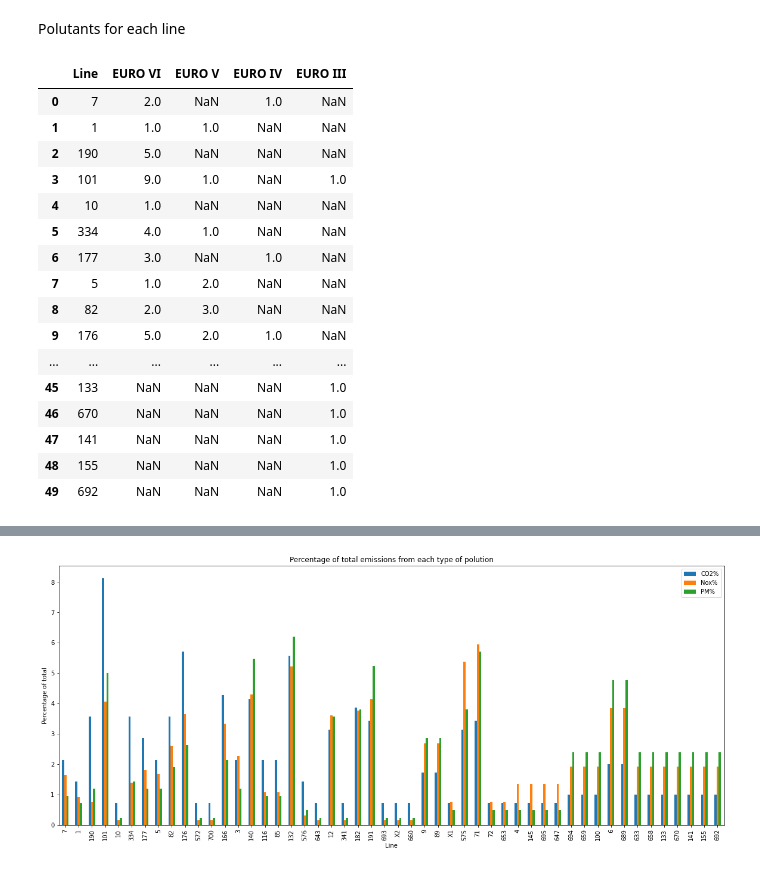
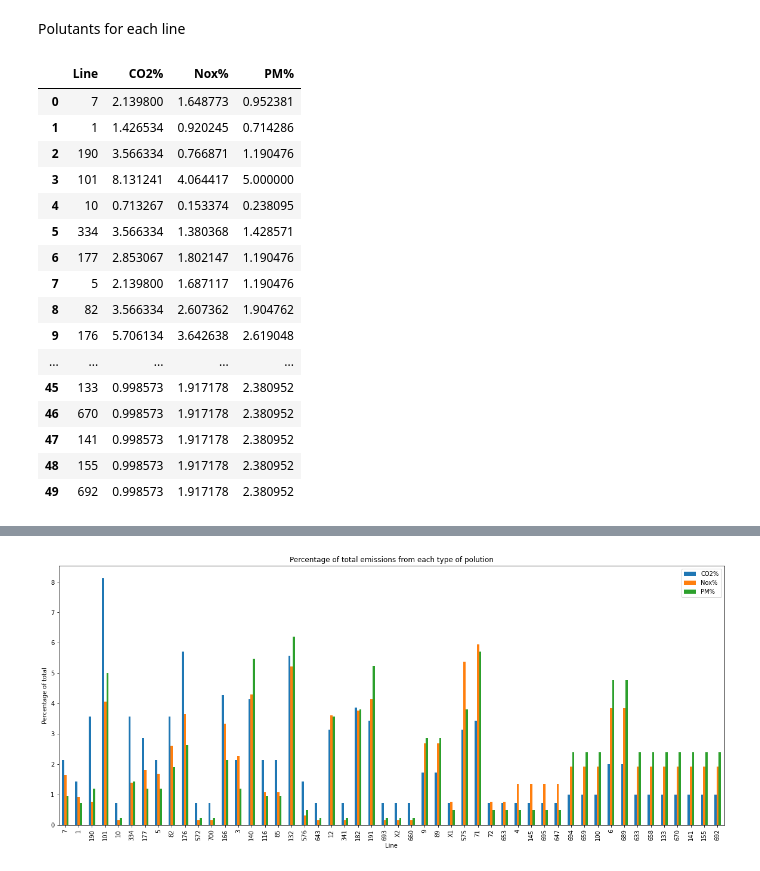
Before and after one commit to JackSandford/ECK, a Jupyter notebook: Self_data_project.ipynb, the cells around one changed output, grey strips where cells are left out. Saved outputs shown, nothing was run; the diff lists cells and outputs as text; code cells hidden in the pictures.

```diff
--- a/Self_data_project.ipynb
+++ b/Self_data_project.ipynb
@@ -112,25 +87,32 @@ Showing how many EURO III buses on each route there are
 # %%
 from matplotlib.pyplot import figure
-def hist(df, column):
+def hist(df, column, returned):
+  # Created a dictionary of how many EURO x buses are on each line
   histdict = {}
   for number in df[column]:
     if histdict.get(number,0) == 0:
       histdict[number] = 1
     elif histdict.get(number,0) > 0:
       histdict[number] = histdict.get(number,0) + 1
-  hist = pd.DataFrame(histdict.items(), columns=['Line', 'EURO -'])
-  return hist
+  # Turns the dictionary into a data frame
+  hist = pd.DataFrame(histdict.items(), columns=['Line', 'Number of euro x buses'])
+  if returned == 'table':
+    return hist
+  elif returned == 'dictionary':
+    return histdict
 
-hist_table = hist(euro3_buses, 'LineRef')
+hist_table = hist(euro3_buses, 'LineRef', 'table')
 
 def show_hist(df,column):
+  # Plots the count data as a bar graph. A histogram chart was available but it caused errors.
   figure(figsize=(20, 8), dpi=80)
   plt.bar(df['Line'], df[column])
-  plt.xticks(rotation = 45)
+  plt.xticks(rotation = 0)
   plt.xlabel('Line Number')
   plt.ylabel('Number of buses')
+  plt.title('Number of EURO 3 buses on each line')
 
   plt.show()
 
-show_hist(hist_table, 'EURO -')
+show_hist(hist_table, 'Number of euro x buses')
 # %% [output]
@@ -196,70 +217,61 @@ showbar()
 # %% [markdown]
 Polutants for each line
 # %%
-def centre_lines(df):
-  linesinarea = []
-  df['VehicleLocation.Longitude'] = df['VehicleLocation.Longitude'].astype(float)
-  df['VehicleLocation.Latitude'] = df['VehicleLocation.Latitude'].astype(float)
-  filteredlon = df[(df['VehicleLocation.Longitude'] > 0.603210) & (df['VehicleLocation.Longitude'] < 0.617510)]
-  filtered_area = filteredlon[(filteredlon['VehicleLocation.Latitude'] > 51.361462) & (filteredlon['VehicleLocation.Latitude'] < 51.364935)]
-  for line in filtered_area['LineRef']:
-    linesinarea.append(line)
-  return linesinarea
-
-#centre_lines(mvj)
-display(bartable)
-
+# The grams of each pollutant emitted per KWhr
 emissions_data = [
     {"Standard":"EURO III", "CO2":2.1, "Nox":5, "PM":0.1 },
     {"Standard":"EURO IV","CO2":1.5,"Nox":3.5,"PM":0.02 },
     {"Standard":"EURO V","CO2":1.5,"Nox":2,"PM":0.02},
     {"Standard":"EURO VI","CO2":1.5,"Nox":0.4,"PM":0.01}
 ]
 def line_emissions_table():
+  # An old diesel bus does about 5 miles to the galon or 2.126 per litre
+  # One litre of diesel fuel has 10.8 KWh of energy
+  # Total energy per kilometer is 5.08 KWh/km
+  # The average bus does about 13.2 km/h including stops and the time is taken every 5 minutes
   per5min = 5.08 * 13.2 * 0.0833333333
   line_emissions = bartable.fillna(0)
-  #line_emissions['Line'] = bartable['Line']
+  # Calculates the total emissions of each polutant in a 5 minute frame
   line_emissions['CO2'] = per5min * ((line_emissions['EURO VI'].astype(float) * emissions_data[3]['CO2']) + (line_emissions['EURO V'].astype(float) * emissions_data[2]['CO2']) + (line_emissions['EURO IV'].astype(float) * emissions_data[1]['CO2']) + (line_emissions['EURO III'].astype(float) * emissions_data[0]['CO2']))
   line_emissions['Nox'] = per5min * ((line_emissions['EURO VI'].astype(float) * emissions_data[3]['Nox']) + (line_emissions['EURO V'].astype(float) * emissions_data[2]['Nox']) + (line_emissions['EURO IV'].astype(float) * emissions_data[1]['Nox']) + (line_emissions['EURO III'].astype(float) * emissions_data[0]['Nox']))
   line_emissions['PM'] = per5min * ((line_emissions['EURO VI'].astype(float) * emissions_data[3]['PM']) + (line_emissions['EURO V'].astype(float) * emissions_data[2]['PM']) + (line_emissions['EURO IV'].astype(float) * emissions_data[1]['PM']) + (line_emissions['EURO III'].astype(float) * emissions_data[0]['PM']))
   CO2sum = line_emissions['CO2'].sum()
   Noxsum = line_emissions['Nox'].sum()
   PMsum = line_emissions['PM'].sum()
+  # Finds the percentage each line makes out of the total emissions for all lines in 5 mintes
   line_emissions['CO2%'] = (line_emissions['CO2'] / CO2sum) * 100
   line_emissions['Nox%'] = (line_emissions['Nox'] / Noxsum) * 100
   line_emissions['PM%'] = (line_emissions['PM'] / PMsum) * 100
   line_emissions_plot = pd.DataFrame()
   line_emissions_plot['Line'] = line_emissions['Line']
   line_emissions_plot['CO2%'] = line_emissions['CO2%']
   line_emissions_plot['Nox%'] = line_emissions['Nox%']
   line_emissions_plot['PM%'] = line_emissions['PM%']
   ax = line_emissions_plot.plot(x='Line',
         kind='bar',
         stacked=False,
         title='Percentage of total emissions from each type of polution',
         figsize = (20,8))
   ax.set_ylabel('Percentage of total')
-  # emissionsplot = line_emissions.plot(kind='bar', x='Line', rot=0)
-  # for group in emissionsplot.containers:
-  #   emissionsplot.bar_label(group, fmt='%.1f', label_type='edge')
-  display(line_emissions)
+  return line_emissions_plot
 
-line_emissions_table()
+line_emissions = line_emissions_table()
+display(line_emissions)
 # %% [output]
-|  | Line | EURO VI | EURO V | EURO IV | EURO III |
-| 0 | 7 | 2.0 | NaN | 1.0 | NaN |
-| 1 | 1 | 1.0 | 1.0 | NaN | NaN |
-| 2 | 190 | 5.0 | NaN | NaN | NaN |
-| 3 | 101 | 9.0 | 1.0 | NaN | 1.0 |
-| 4 | 10 | 1.0 | NaN | NaN | NaN |
-| 5 | 334 | 4.0 | 1.0 | NaN | NaN |
-| 6 | 177 | 3.0 | NaN | 1.0 | NaN |
-| 7 | 5 | 1.0 | 2.0 | NaN | NaN |
-| 8 | 82 | 2.0 | 3.0 | NaN | NaN |
-| 9 | 176 | 5.0 | 2.0 | 1.0 | NaN |
-| ... | ... | ... | ... | ... | ... |
-| 45 | 133 | NaN | NaN | NaN | 1.0 |
-| 46 | 670 | NaN | NaN | NaN | 1.0 |
-| 47 | 141 | NaN | NaN | NaN | 1.0 |
-| 48 | 155 | NaN | NaN | NaN | 1.0 |
-| 49 | 692 | NaN | NaN | NaN | 1.0 |
+|  | Line | CO2% | Nox% | PM% |
+| 0 | 7 | 2.139800 | 1.648773 | 0.952381 |
+| 1 | 1 | 1.426534 | 0.920245 | 0.714286 |
+| 2 | 190 | 3.566334 | 0.766871 | 1.190476 |
+| 3 | 101 | 8.131241 | 4.064417 | 5.000000 |
+| 4 | 10 | 0.713267 | 0.153374 | 0.238095 |
+| 5 | 334 | 3.566334 | 1.380368 | 1.428571 |
+| 6 | 177 | 2.853067 | 1.802147 | 1.190476 |
+| 7 | 5 | 2.139800 | 1.687117 | 1.190476 |
+| 8 | 82 | 3.566334 | 2.607362 | 1.904762 |
+| 9 | 176 | 5.706134 | 3.642638 | 2.619048 |
+| ... | ... | ... | ... | ... |
+| 45 | 133 | 0.998573 | 1.917178 | 2.380952 |
+| 46 | 670 | 0.998573 | 1.917178 | 2.380952 |
+| 47 | 141 | 0.998573 | 1.917178 | 2.380952 |
+| 48 | 155 | 0.998573 | 1.917178 | 2.380952 |
+| 49 | 692 | 0.998573 | 1.917178 | 2.380952 |
```
Also changed, not shown: parts of 18 cells of this notebook.
